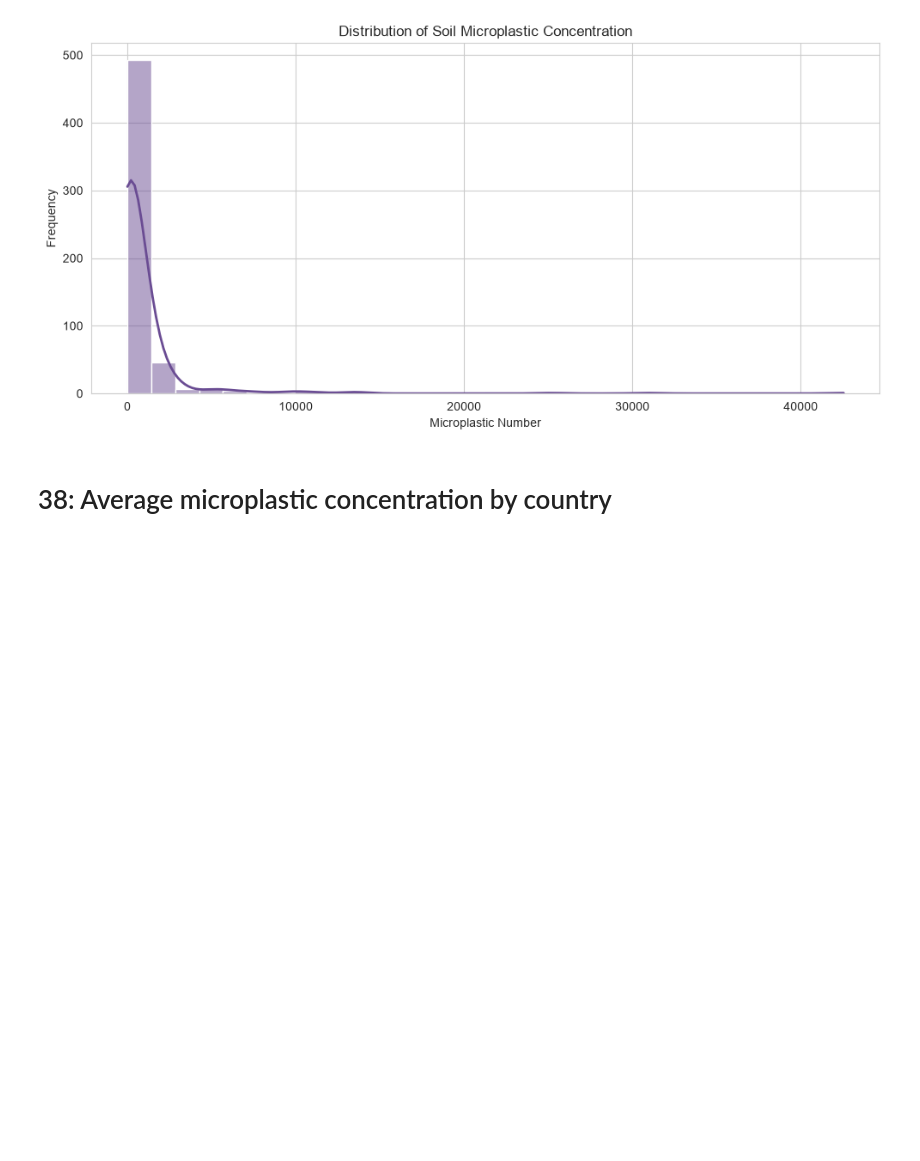
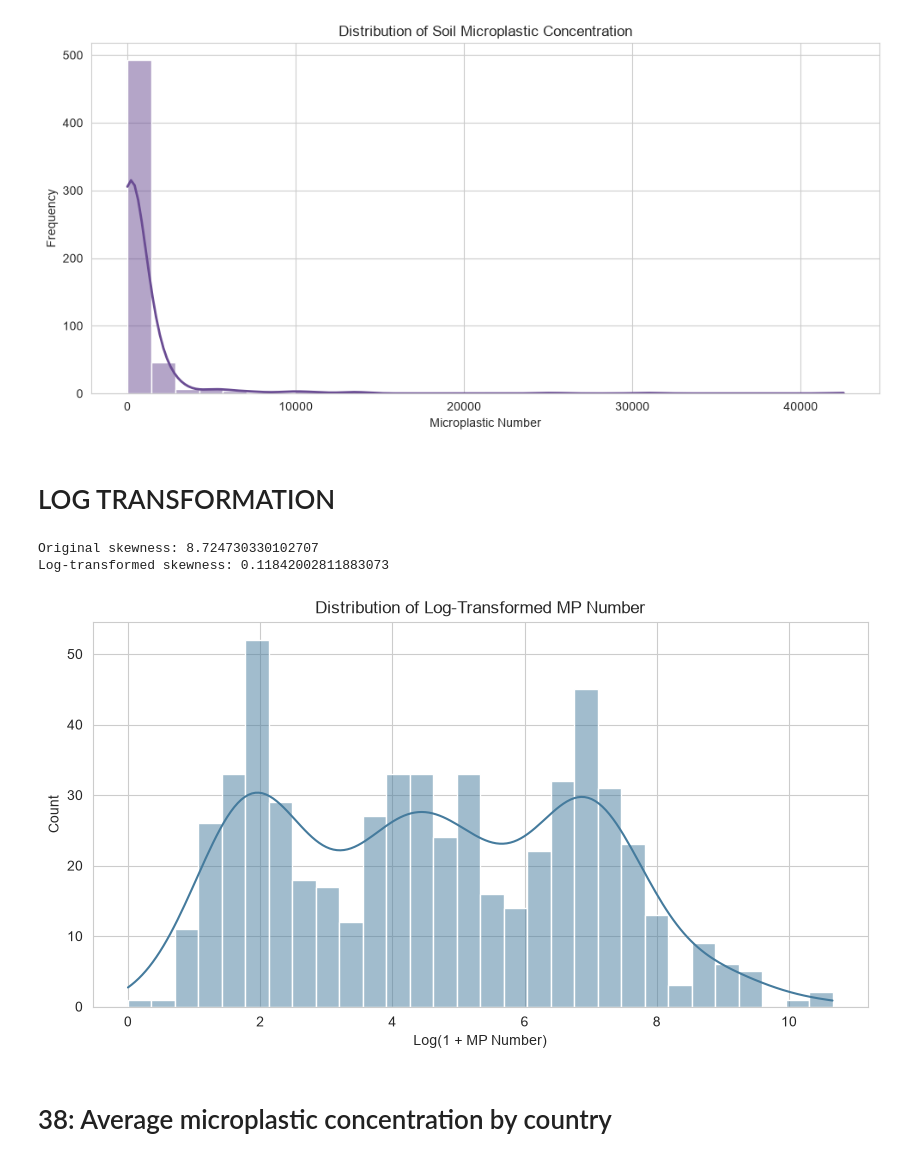
Before and after one commit to ni8hat/soil_microplastic, a Jupyter notebook: soil_microplastic.ipynb, the cells around one changed output. Cells and saved outputs as stored; diff of their text form; code cells hidden in the pictures; blank space fills up the shorter version.

```diff
--- a/soil_microplastic.ipynb
+++ b/soil_microplastic.ipynb
@@ -1686,6 +1686,38 @@ plt.savefig(
 plt.show()
 # %% [output]
 [figure]
+# %% [markdown]
+# LOG TRANSFORMATION
+# %%
+# LOG TRANSFORMATION OF MP NUMBER
+
+master_data["Log_MP_number"] = np.log1p(master_data["MP_number"])
+
+print("Original skewness:", master_data["MP_number"].skew())
+print("Log-transformed skewness:", master_data["Log_MP_number"].skew())
+# %% [output]
+Original skewness: 8.724730330102707
+Log-transformed skewness: 0.11842002811883073
+# %%
+# DISTRIBUTION OF LOG-TRANSFORMED MP NUMBER
+
+plt.figure(figsize=(10, 5))
+
+sns.histplot(
+    data=master_data,
+    x="Log_MP_number",
+    bins=30,
+    kde=True,
+    color="#457B9D"
+)
+
+plt.title("Distribution of Log-Transformed MP Number")
+plt.xlabel("Log(1 + MP Number)")
+plt.ylabel("Count")
+
+plt.show()
+# %% [output]
+[figure, added]
 # %% [markdown]
 # 38: Average microplastic concentration by country
 # %%
```
Also changed, not shown: parts of 1 cell of this notebook, 11 other files.
